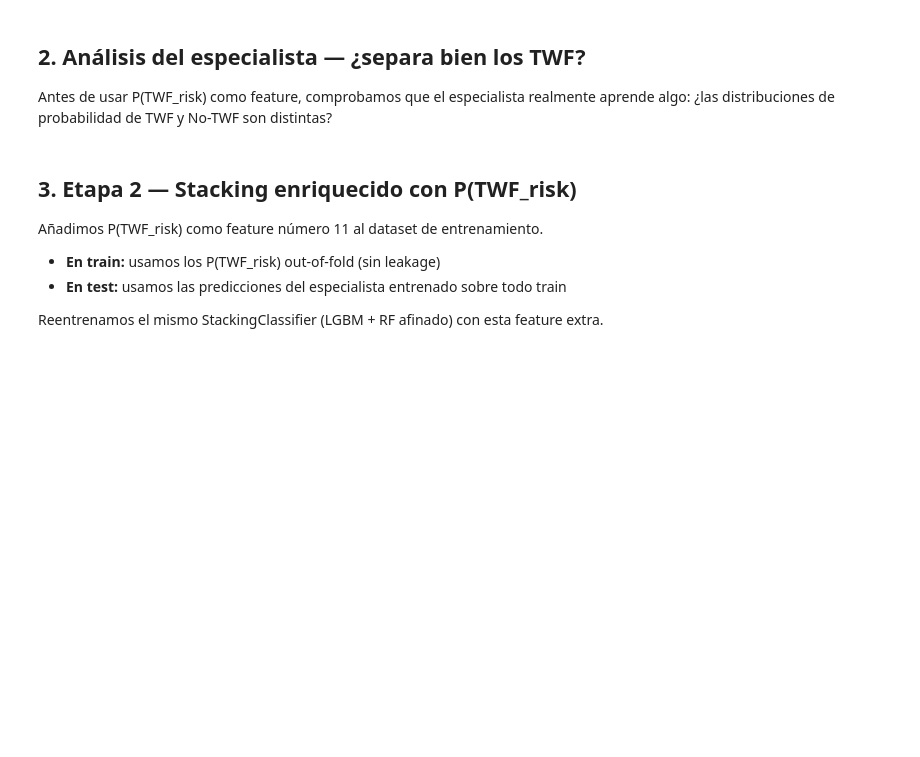
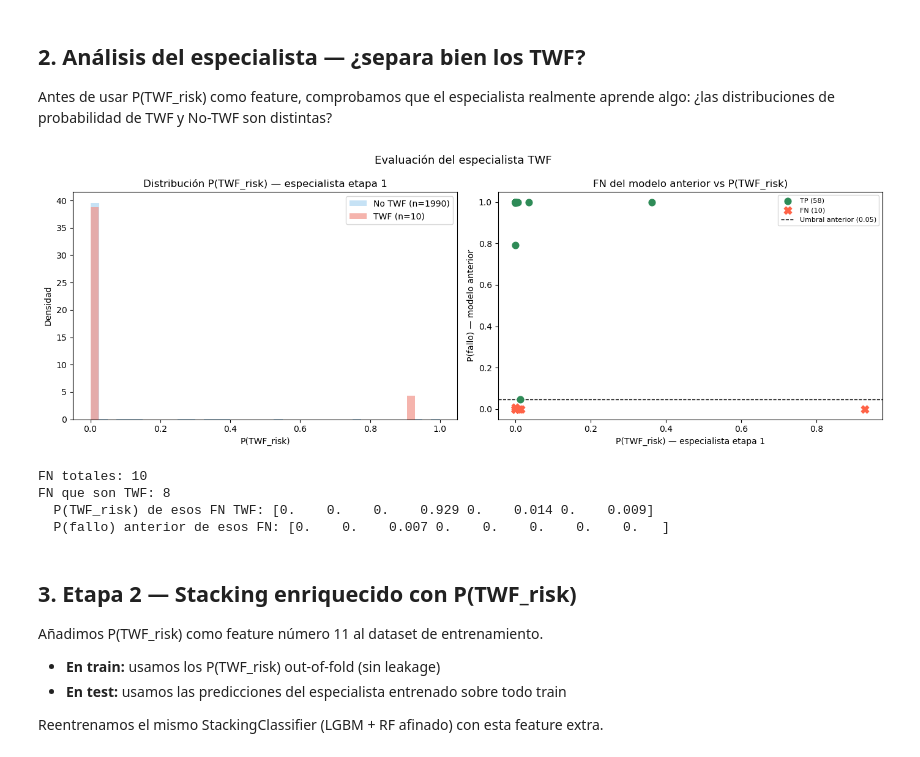
Before and after one commit to ngalparsoro/Milling-Machine-Failure-Prediction, a Jupyter notebook: notebooks/05_01_Modelo_Dos_Etapas_AI4I.ipynb, the cells around one changed output. Drawn from its saved outputs; the diff is of its cells as text; code cells hidden in the pictures; blank space fills up the shorter version.

```diff
--- a/notebooks/05_01_Modelo_Dos_Etapas_AI4I.ipynb
+++ b/notebooks/05_01_Modelo_Dos_Etapas_AI4I.ipynb
@@ -82,7 +86,7 @@ el modelo NUNCA predice sobre muestras que usó para entrenarse en ese fold.
 # %%
 # ── Índices de features TWF-relevantes ────────────────────────────────────
 TWF_FEATS = ['Type_enc', 'Torque [Nm]', 'Tool wear [min]', 'Wear_torque', 'wear_ratio']
-twf_idx   = [feature_cols.index(f) for f in TWF_FEATS]
+twf_idx   = [list(FEATURE_COLS).index(f) for f in TWF_FEATS]
 print(f'Features especialista ({len(twf_idx)}):', TWF_FEATS)
 
 # ── Distribución TWF en train ──────────────────────────────────────────────
@@ -132,6 +144,18 @@ print(f'P(TWF_risk) test — media en TWF real: '
 Antes de usar P(TWF_risk) como feature, comprobamos que el especialista
 realmente aprende algo: ¿las distribuciones de probabilidad de TWF y No-TWF son distintas?
 # %%
+# ── Fallback: si stacking_best no está guardado, usar lgbm con umbral óptimo
+if 'stacking_best' not in models:
+    _prob = models['lgbm'].predict_proba(X_test)[:, 1]
+    _prec, _rec, _thr = precision_recall_curve(y_test, _prob)
+    _f1   = 2*_prec[:-1]*_rec[:-1]/(_prec[:-1]+_rec[:-1]+1e-9)
+    _mask = _rec[:-1] >= 0.85
+    _idx  = np.argmax(_f1 * _mask) if _mask.any() else np.argmax(_f1)
+    models['stacking_best']           = models['lgbm']
+    models['stacking_best_threshold'] = float(_thr[_idx])
+    print(f'[fallback] stacking_best no encontrado → usando lgbm '
+          f'(umbral óptimo {float(_thr[_idx]):.4f})')
+
 fig, axes = plt.subplots(1, 2, figsize=(14, 5))
 
 # Distribución de P(TWF_risk) en test
@@ -147,33 +171,39 @@ ax.legend()
 
 # P(TWF_risk) de los FN del modelo anterior vs TP
 y_prob_prev = models['stacking_best'].predict_proba(X_test)[:, 1]
 thr_prev    = models['stacking_best_threshold']
 y_pred_prev = (y_prob_prev >= thr_prev).astype(int)
 
 fn_mask = (y_test == 1) & (y_pred_prev == 0)   # falsos negativos anteriores
 tp_mask = (y_test == 1) & (y_pred_prev == 1)   # verdaderos positivos anteriores
 
 ax = axes[1]
 ax.scatter(p_twf_test[tp_mask], y_prob_prev[tp_mask],
            color='seagreen', s=60, label=f'TP ({tp_mask.sum()})', zorder=3)
 ax.scatter(p_twf_test[fn_mask], y_prob_prev[fn_mask],
            color='tomato', s=80, marker='X', label=f'FN ({fn_mask.sum()})', zorder=4)
 ax.axhline(thr_prev, color='black', ls='--', lw=1, label=f'Umbral anterior ({thr_prev:.2f})')
 ax.set_xlabel('P(TWF_risk) — especialista etapa 1')
 ax.set_ylabel('P(fallo) — modelo anterior')
 ax.set_title('FN del modelo anterior vs P(TWF_risk)')
 ax.legend(fontsize=8)
 
 plt.suptitle('Evaluación del especialista TWF', fontsize=13)
 plt.tight_layout()
 plt.show()
 
 # ¿Cuántos FN tienen P(TWF_risk) alta?
 fn_twf_mask = fn_mask & (y_twf_test == 1)
 print(f'FN totales: {fn_mask.sum()}')
 print(f'FN que son TWF: {fn_twf_mask.sum()}')
 print(f'  P(TWF_risk) de esos FN TWF: {p_twf_test[fn_twf_mask].round(3)}')
 print(f'  P(fallo) anterior de esos FN: {y_prob_prev[fn_twf_mask].round(3)}')
+# %% [output]
+[figure, added]
+FN totales: 10
+FN que son TWF: 8
+  P(TWF_risk) de esos FN TWF: [0.    0.    0.    0.929 0.    0.014 0.    0.009]
+  P(fallo) anterior de esos FN: [0.    0.    0.007 0.    0.    0.    0.    0.   ]
 # %% [markdown]
 ## 3. Etapa 2 — Stacking enriquecido con P(TWF_risk)
 
```
Also changed, not shown: parts of 8 cells of this notebook, 9 other files.
